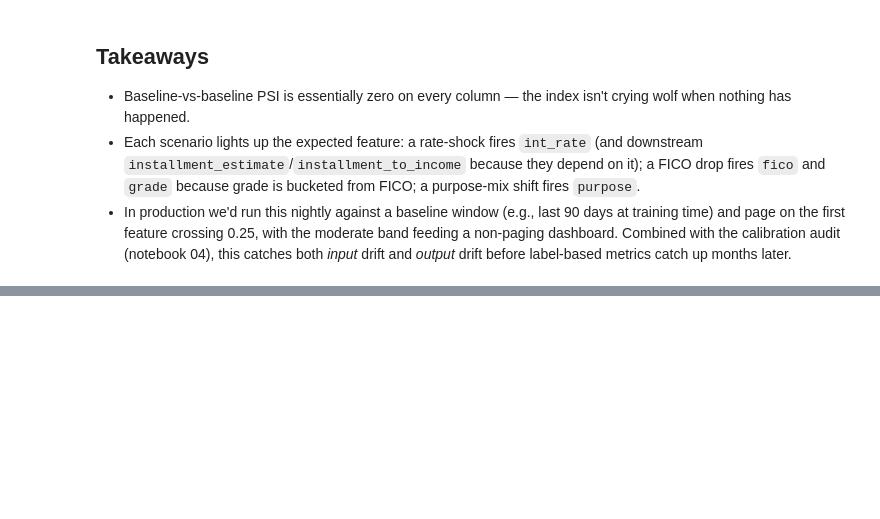
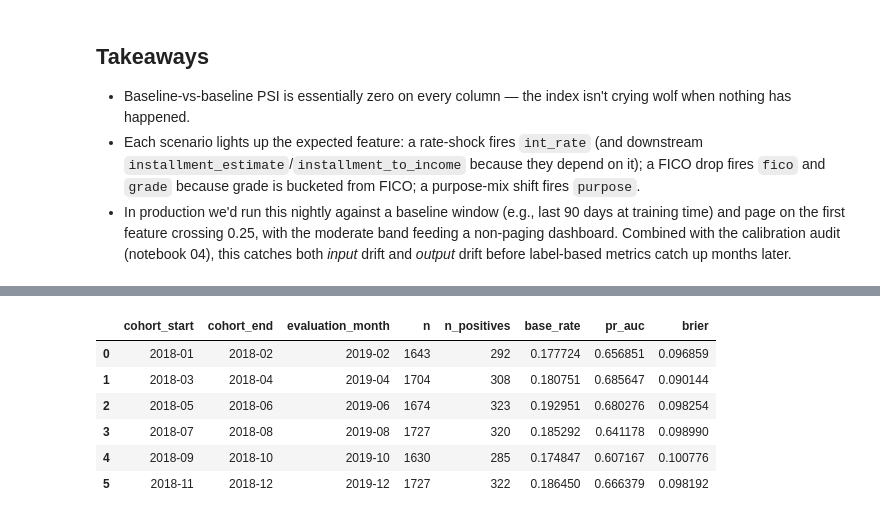
Before and after one commit to jessi-sidhu/credit-risk-modeling, a Jupyter notebook: notebooks/05_drift.ipynb, the cells around one changed output, grey strips where cells are left out. Saved outputs shown, nothing was run; the diff lists cells and outputs as text; code cells hidden in the pictures; blank space fills up the shorter version.

```diff
--- a/notebooks/05_drift.ipynb
+++ b/notebooks/05_drift.ipynb
@@ -120,0 +125,22 @@ plt.tight_layout(); plt.savefig(FIG_DIR / 'psi_scenarios.png', dpi=120, bbox_inc
+# %%
+import joblib
+from src.monitor import rolling_performance
+
+TEMP_ART = Path('../reports/artifacts/temporal')
+X_te_temp = pd.read_csv(TEMP_ART / 'X_test_temporal.csv', parse_dates=['issue_d'])
+y_te_temp = pd.read_csv(TEMP_ART / 'y_test_temporal.csv')['default'].to_numpy()
+y_prob_temp = np.load(TEMP_ART / 'y_prob_temporal_split_lightgbm_tuned.npy')
+
+monitor = rolling_performance(
+    y_te_temp, y_prob_temp, X_te_temp['issue_d'],
+    window_months=2, lag_months=12,
+)
+monitor
+# %% [output]
+|  | cohort_start | cohort_end | evaluation_month | n | n_positives | base_rate | pr_auc | brier |
+| 0 | 2018-01 | 2018-02 | 2019-02 | 1643 | 292 | 0.177724 | 0.656851 | 0.096859 |
+| 1 | 2018-03 | 2018-04 | 2019-04 | 1704 | 308 | 0.180751 | 0.685647 | 0.090144 |
+| 2 | 2018-05 | 2018-06 | 2019-06 | 1674 | 323 | 0.192951 | 0.680276 | 0.098254 |
+| 3 | 2018-07 | 2018-08 | 2019-08 | 1727 | 320 | 0.185292 | 0.641178 | 0.098990 |
+| 4 | 2018-09 | 2018-10 | 2019-10 | 1630 | 285 | 0.174847 | 0.607167 | 0.100776 |
+| 5 | 2018-11 | 2018-12 | 2019-12 | 1727 | 322 | 0.186450 | 0.666379 | 0.098192 |
```
Also changed, not shown: parts of 7 cells of this notebook, 2 other files.
